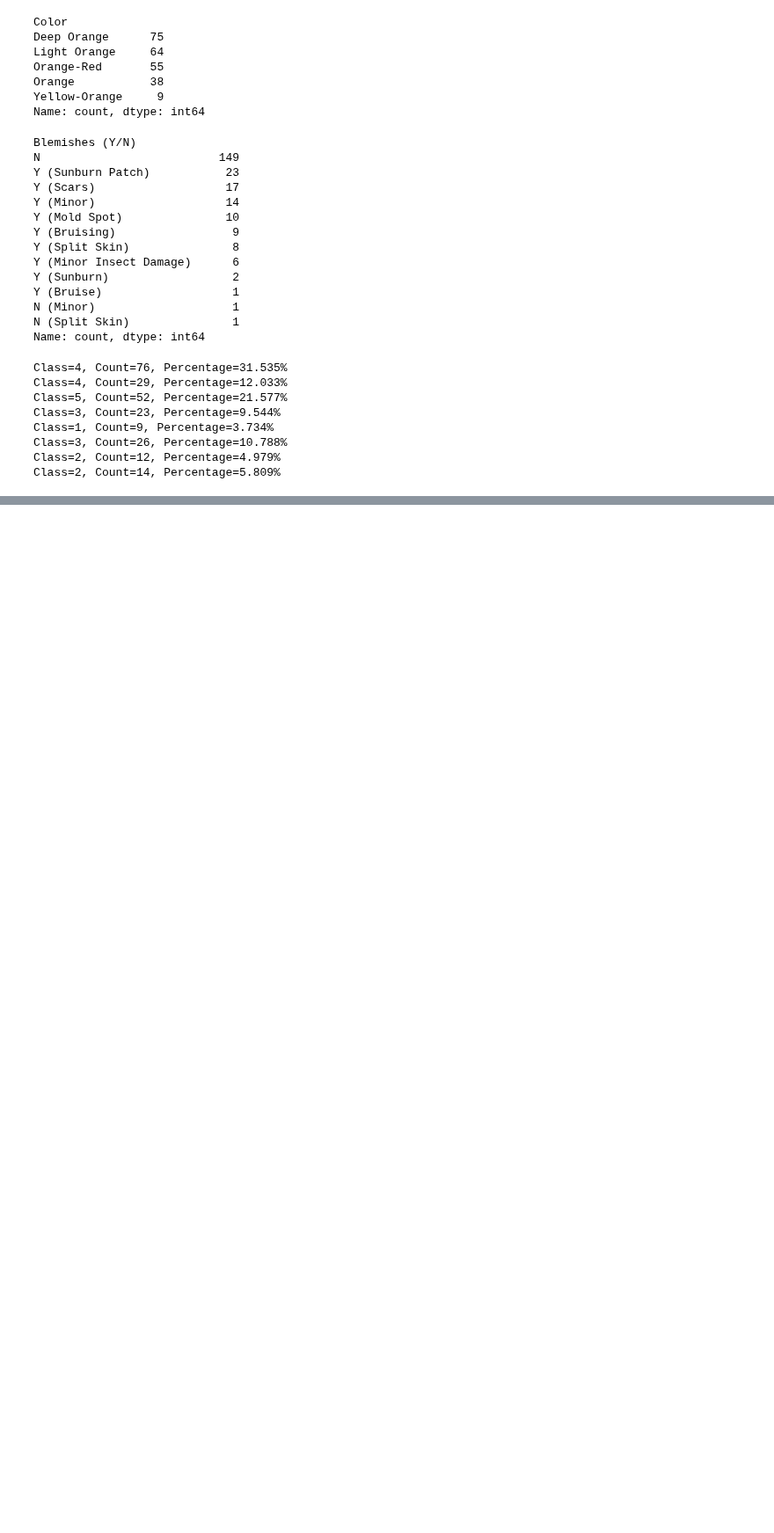
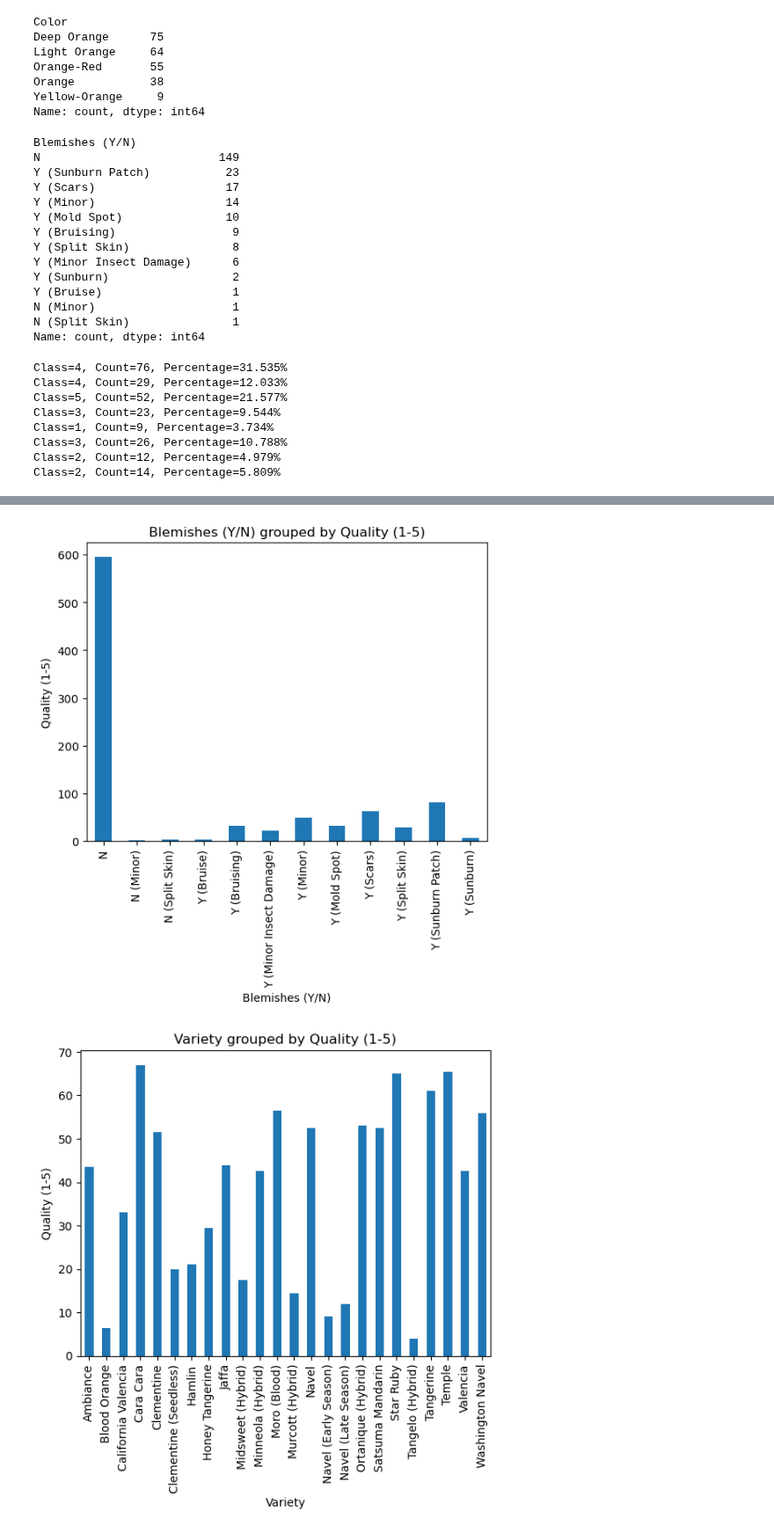
Before and after one commit to MaukanMir/Orange-Quality-Analysis-Classifier, a Jupyter notebook: training.ipynb, the cells around one changed output, grey strips where cells are left out. Shown at 88% size. Cells and saved outputs as stored; diff of their text form; code cells hidden in the pictures; blank space fills up the shorter version.

```diff
--- a/training.ipynb
+++ b/training.ipynb
@@ -226,0 +234,14 @@ Class=2, Count=14, Percentage=5.809%
+# %%
+
+interested_columns = test_df.columns[:-1]
+
+for col in interested_columns:
+  grouped_df = test_df.groupby(col)["Quality (1-5)"].sum()
+  grouped_df.plot(kind="bar", x =col, y ="Quality (1-5)")
+  plt.title(f"{col} grouped by Quality (1-5)")
+  plt.xlabel(f"{col}")
+  plt.ylabel("Quality (1-5)")
+  plt.show()
+# %% [output]
+[figure, added]
+[figure, added]
```
Also changed, not shown: parts of 3 cells of this notebook.
